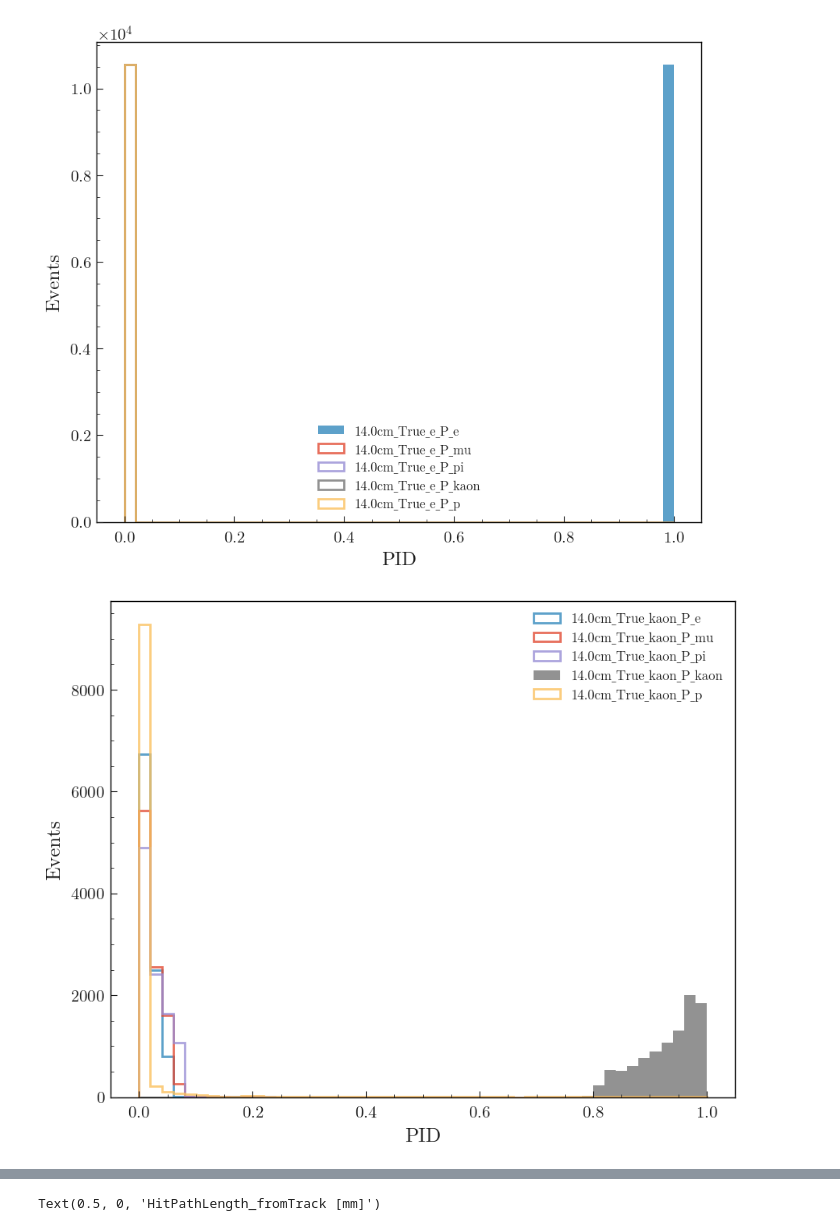
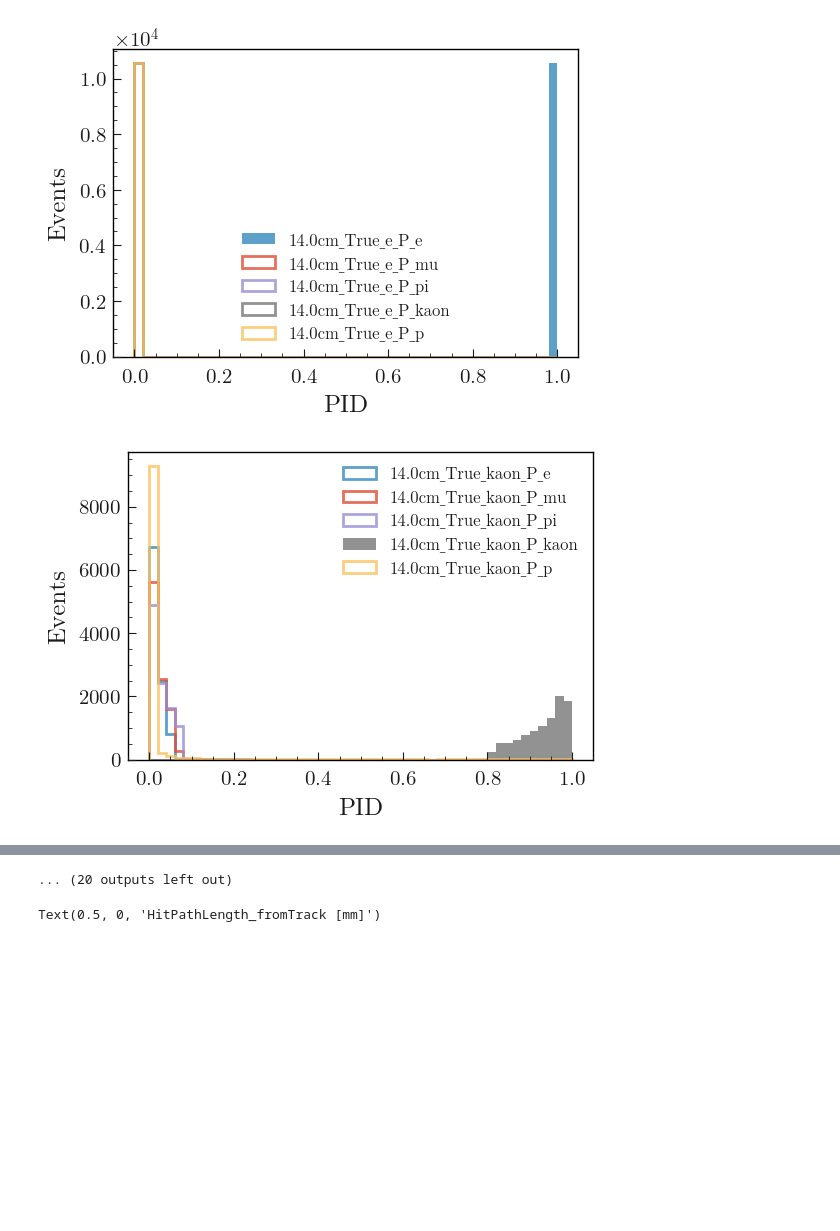
Before and after one commit to hanyubo24/G4_Inner_Timming_layer_standalone, a Jupyter notebook: Silicon/ITT_check_result.ipynb, the cells around one changed output, grey strips where cells are left out. Saved outputs shown, nothing was run; the diff lists cells and outputs as text; code cells hidden in the pictures; blank space fills up the shorter version.

```diff
--- a/Silicon/ITT_check_result.ipynb
+++ b/Silicon/ITT_check_result.ipynb
@@ -7,9 +7,11 @@ import plothist
 # %%
 # set the path
 particles = ['e','kaon','pi','mu']
-distances = ['14.0','15.0','16.0','17.0','18.0','19.0','20.0']
+distances = ['14.0','15.0','16.0','17.0','18.0','19.0','20.0','21.0']
 data_path = './output/'
 fig_path = './figs/'
+
+Gt_cuts = {'14.0':0.75,'15.0':0.8,'16.0':0.8,'17.0':0.85,'18.0':0.85,'19.0':0.9,'20.0': 0.95,'21.0': 1.0}
 # %%
 # read in the ntuples
 files = {}
@@ -46,19 +48,19 @@ Loaded: ./output/Silicon_mu_-20.0.root
 # %%
 # check the PID
 for d in distances:
     for p in particles:
-        plt.figure(dpi=100,figsize=(10,8))
+        plt.figure(dpi=100)
         for i in ['P_e','P_mu','P_pi','P_kaon','P_p']:
             histStyle = 'step'
             if f'_{p}' in i:
                 histStyle = 'stepfilled'
-            plt.hist(files[f'd_{d}'][f'p_{p}'].query('layer==0 and Gtime<0.7')[i],linewidth=2,histtype=histStyle,bins=50, range=(0.,1.0),
+            plt.hist(files[f'd_{d}'][f'p_{p}'].query(f'layer==0 and Gtime<{Gt_cuts[d]}')[i],linewidth=2,histtype=histStyle,bins=50, range=(0.,1.0),
                  label =f'{d}cm_True_{p}_{i}', alpha =0.8)
 
         plt.legend()
         plt.xlabel('PID')
         plt.ylabel('Events')
         plt.savefig(f'{fig_path}d_-{d}cm_True_{p}.pdf',bbox_inches='tight')
 # %% [output]
-[figure, old version]
+[figure, new version]
-[figure, old version]
+[figure, new version]
@@ -75,3 +77,4 @@ for d in distances:
+... (20 outputs left out)
 # %%
 df_mu = files[f'd_14.0'][f'p_mu']
 plt.hist(df_mu.query('layer==0 ')['StepLength'], bins=100, range=(0.,240.0),alpha =0.5, label ='Layer 0')
```
Also changed, not shown: parts of 4 cells of this notebook.
